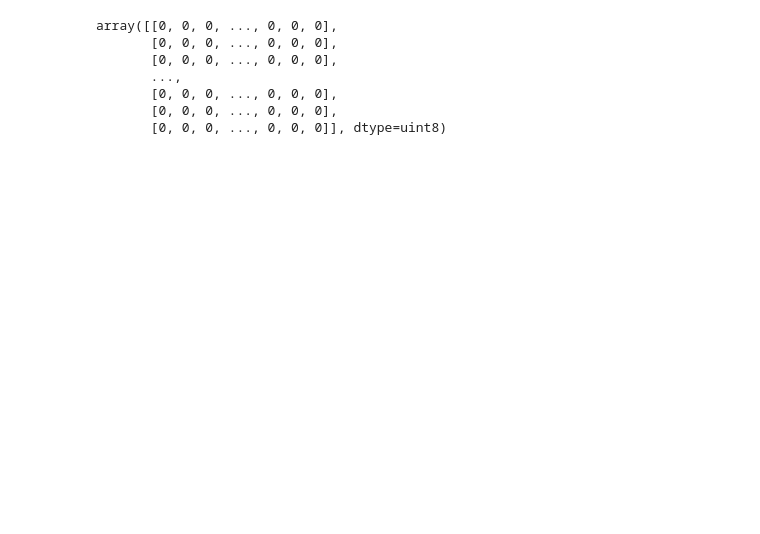
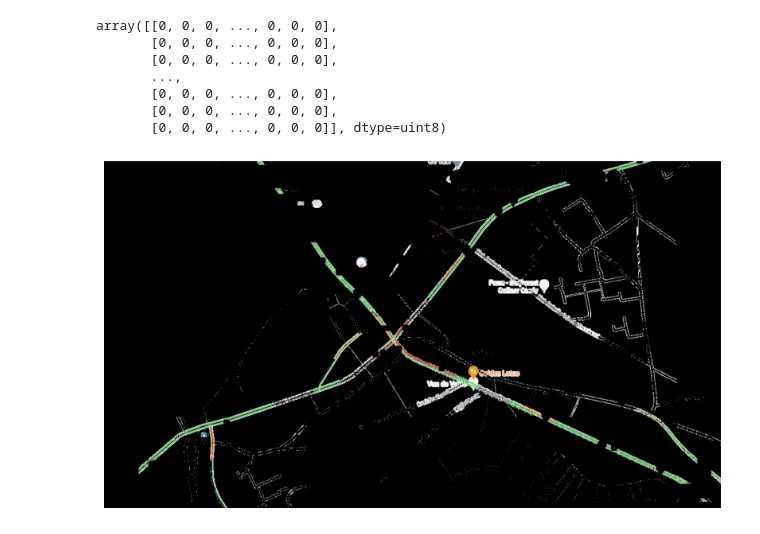
Before and after one commit to datarootsio/filedrukte_Craeybeckxlaan, a Jupyter notebook: calc_length.ipynb, the cells around one changed output. Cells and saved outputs as stored; diff of their text form; code cells hidden in the pictures; blank space fills up the shorter version.

```diff
--- a/calc_length.ipynb
+++ b/calc_length.ipynb
@@ -53,3 +53,10 @@ array([[0, 0, 0, ..., 0, 0, 0],
        [0, 0, 0, ..., 0, 0, 0],
        [0, 0, 0, ..., 0, 0, 0],
        [0, 0, 0, ..., 0, 0, 0]], dtype=uint8)
+# %%
+result = cv2.bitwise_and(im, im, mask=mask_img)
+fig, ax = plt.subplots(figsize=(10, 10))
+ax.set_axis_off()
+plt.imshow(result);
+# %% [output]
+[figure, added]
```
Also changed, not shown: parts of 12 cells of this notebook, 1 other file.
